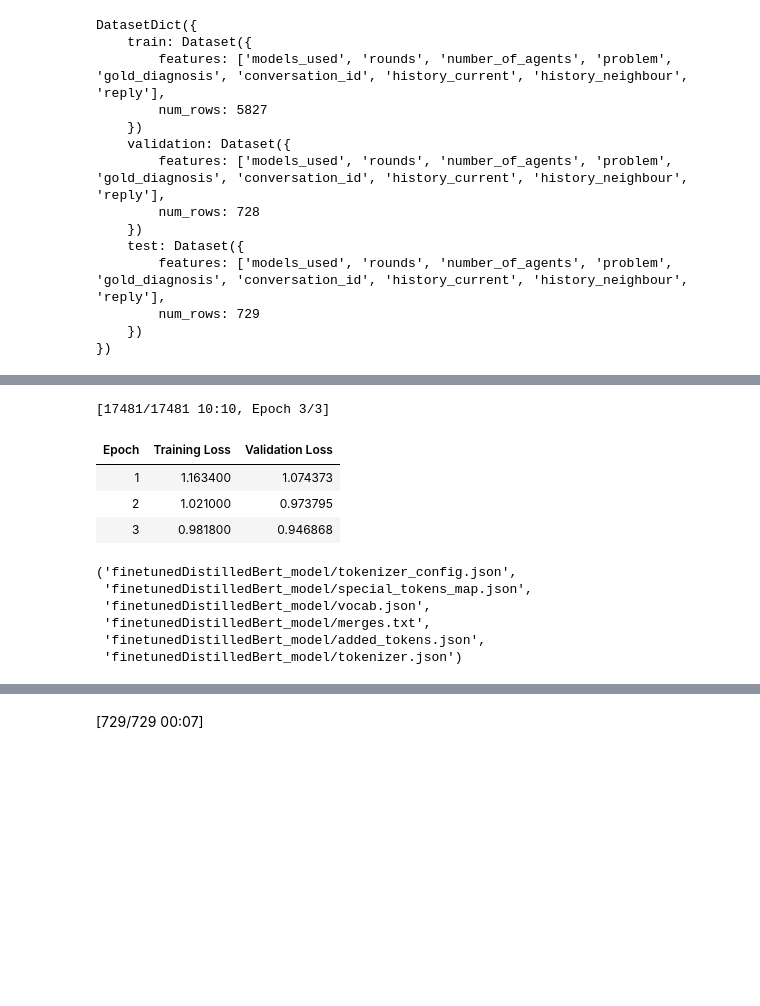
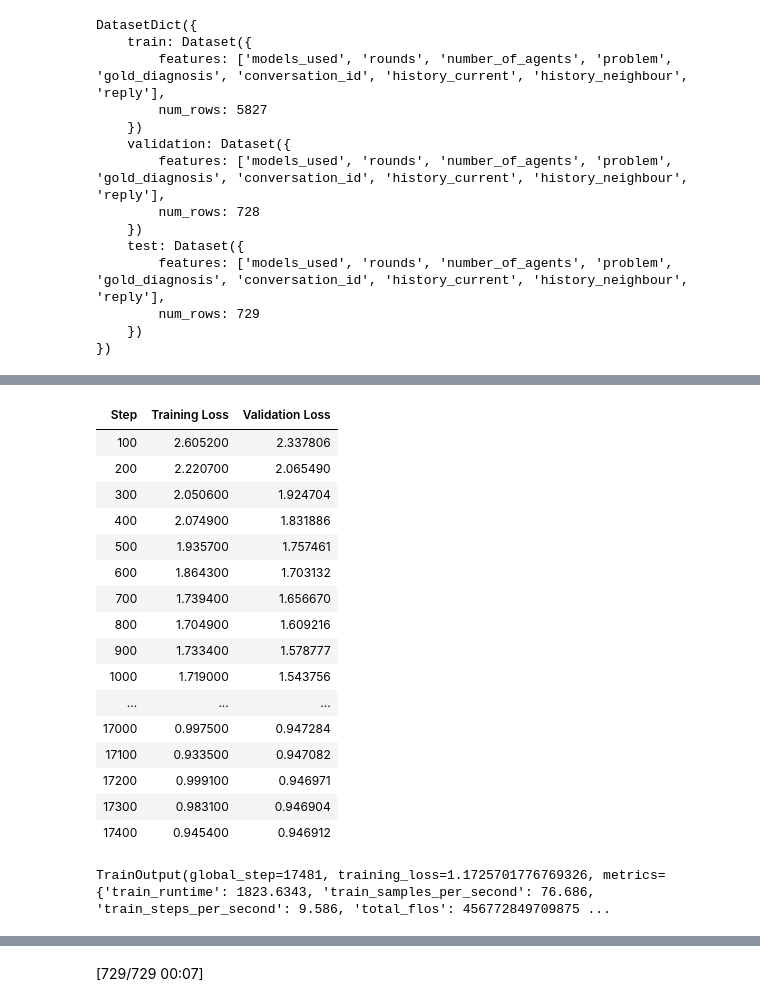
Before and after one commit to apurbapokharel/maskedLangageModelling, a Jupyter notebook: causalmodelling.ipynb, the cells around one changed output, grey strips where cells are left out. Cells and saved outputs as stored; diff of their text form; code cells hidden in the pictures; blank space fills up the shorter version.

```diff
--- a/causalmodelling.ipynb
+++ b/causalmodelling.ipynb
@@ -83,14 +83,23 @@ from transformers import AutoModelForCausalLM, TrainingArguments, Trainer
 model = AutoModelForCausalLM.from_pretrained("distilbert/distilgpt2")
 model_untouched = AutoModelForCausalLM.from_pretrained("distilbert/distilgpt2")
 # %%
+# training_args = TrainingArguments(
+#     output_dir="finetunedDistilledBert_model",
+#     eval_strategy="epoch",
+#     learning_rate=2e-5,
+#     weight_decay=0.01,
+#     push_to_hub=False,
+# )
 training_args = TrainingArguments(
     output_dir="finetunedDistilledBert_model",
-    eval_strategy="epoch",
+    eval_strategy="steps",
+    logging_strategy="steps",
+    logging_steps=50,
+    eval_steps=100,
     learning_rate=2e-5,
     weight_decay=0.01,
     push_to_hub=False,
 )
-
 trainer = Trainer(
     model=model,
     args=training_args,
@@ -101,6 +110,6 @@ trainer = Trainer(
 )
 
 trainer.train()
-trainer.save_model("finetunedDistilledBert_model")
-tokenizer.save_pretrained("finetunedDistilledBert_model")
+# trainer.save_model("finetunedDistilledBert_model")
+# tokenizer.save_pretrained("finetunedDistilledBert_model")
 # %% [output]
@@ -108,11 +117,18 @@ tokenizer.save_pretrained("finetunedDistilledBert_model")
+| Step | Training Loss | Validation Loss |
+| 100 | 2.605200 | 2.337806 |
+| 200 | 2.220700 | 2.065490 |
+| 300 | 2.050600 | 1.924704 |
+| 400 | 2.074900 | 1.831886 |
+| 500 | 1.935700 | 1.757461 |
+| 600 | 1.864300 | 1.703132 |
+| 700 | 1.739400 | 1.656670 |
+| 800 | 1.704900 | 1.609216 |
+| 900 | 1.733400 | 1.578777 |
+| 1000 | 1.719000 | 1.543756 |
+| ... | ... | ... |
+| 17000 | 0.997500 | 0.947284 |
+| 17100 | 0.933500 | 0.947082 |
+| 17200 | 0.999100 | 0.946971 |
+| 17300 | 0.983100 | 0.946904 |
+| 17400 | 0.945400 | 0.946912 |
-[17481/17481 10:10, Epoch 3/3]
+TrainOutput(global_step=17481, training_loss=1.1725701776769326, metrics={'train_runtime': 1823.6343, 'train_samples_per_second': 76.686, 'train_steps_per_second': 9.586, 'total_flos': 456772849709875 ...
-| Epoch | Training Loss | Validation Loss |
-| 1 | 1.163400 | 1.074373 |
-| 2 | 1.021000 | 0.973795 |
-| 3 | 0.981800 | 0.946868 |
-('finetunedDistilledBert_model/tokenizer_config.json',
- 'finetunedDistilledBert_model/special_tokens_map.json',
- 'finetunedDistilledBert_model/vocab.json',
- 'finetunedDistilledBert_model/merges.txt',
- 'finetunedDistilledBert_model/added_tokens.json',
- 'finetunedDistilledBert_model/tokenizer.json')
```
Also changed, not shown: parts of 4 cells of this notebook.
